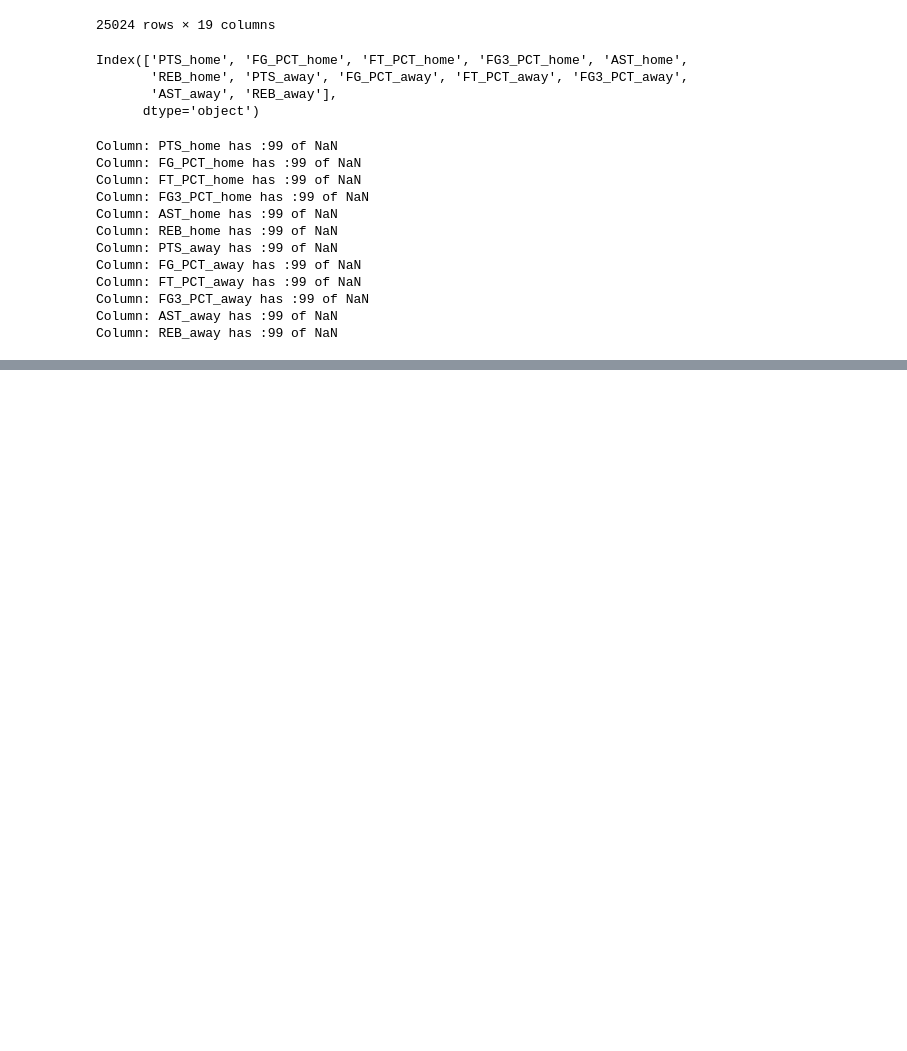
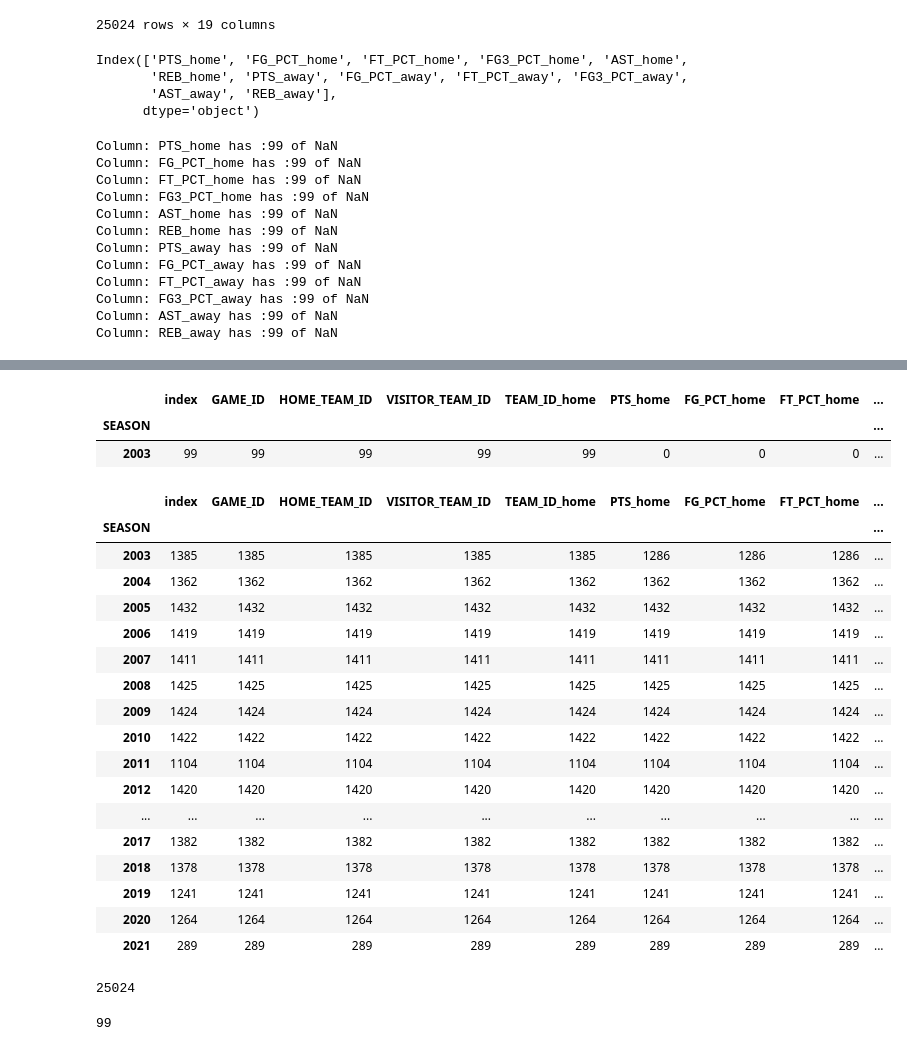
Before and after one commit to robertomanzanolopez/nba_statistics_prediction, a Jupyter notebook: first_aproximation.ipynb, the cells around one changed output, grey strips where cells are left out. Cells and saved outputs as stored; diff of their text form; code cells hidden in the pictures; blank space fills up the shorter version.

Commit message:
Cleaned dataframe, no nans, no season 2021, columns only numeric

```diff
--- a/first_aproximation.ipynb
+++ b/first_aproximation.ipynb
@@ -104,0 +113,4 @@ df_nba_games = df_nba_games.apply(lambda x: x.fillna(x.mean()),axis=0)
+# %%
+# Si queremos acceder atraves de la fila, que viene a ser el indice del dataframe
+# debemos antes hacer un reset_index
+df_nba_games_only_numerics.reset_index(level=0, inplace=True)
@@ -104,0 +176,28 @@ df_nba_games = df_nba_games.apply(lambda x: x.fillna(x.mean()),axis=0)
+# %%
+df_columnas_y_filas_conflictivas.groupby('SEASON').count()
+# %% [output]
+|  | index | GAME_ID | HOME_TEAM_ID | VISITOR_TEAM_ID | TEAM_ID_home | PTS_home | FG_PCT_home | FT_PCT_home | ... |
+| SEASON |  |  |  |  |  |  |  |  | ... |
+| 2003 | 99 | 99 | 99 | 99 | 99 | 0 | 0 | 0 | ... |
+# %%
+# Efectivamente son 99 partidos de la temporada 2003, vamos que supone eso para esa temporada
+df_nba_games_only_numerics.groupby('SEASON').count()
+# %% [output]
+|  | index | GAME_ID | HOME_TEAM_ID | VISITOR_TEAM_ID | TEAM_ID_home | PTS_home | FG_PCT_home | FT_PCT_home | ... |
+| SEASON |  |  |  |  |  |  |  |  | ... |
+| 2003 | 1385 | 1385 | 1385 | 1385 | 1385 | 1286 | 1286 | 1286 | ... |
+| 2004 | 1362 | 1362 | 1362 | 1362 | 1362 | 1362 | 1362 | 1362 | ... |
+| 2005 | 1432 | 1432 | 1432 | 1432 | 1432 | 1432 | 1432 | 1432 | ... |
+| 2006 | 1419 | 1419 | 1419 | 1419 | 1419 | 1419 | 1419 | 1419 | ... |
+| 2007 | 1411 | 1411 | 1411 | 1411 | 1411 | 1411 | 1411 | 1411 | ... |
+| 2008 | 1425 | 1425 | 1425 | 1425 | 1425 | 1425 | 1425 | 1425 | ... |
+| 2009 | 1424 | 1424 | 1424 | 1424 | 1424 | 1424 | 1424 | 1424 | ... |
+| 2010 | 1422 | 1422 | 1422 | 1422 | 1422 | 1422 | 1422 | 1422 | ... |
+| 2011 | 1104 | 1104 | 1104 | 1104 | 1104 | 1104 | 1104 | 1104 | ... |
+| 2012 | 1420 | 1420 | 1420 | 1420 | 1420 | 1420 | 1420 | 1420 | ... |
+| ... | ... | ... | ... | ... | ... | ... | ... | ... | ... |
+| 2017 | 1382 | 1382 | 1382 | 1382 | 1382 | 1382 | 1382 | 1382 | ... |
+| 2018 | 1378 | 1378 | 1378 | 1378 | 1378 | 1378 | 1378 | 1378 | ... |
+| 2019 | 1241 | 1241 | 1241 | 1241 | 1241 | 1241 | 1241 | 1241 | ... |
+| 2020 | 1264 | 1264 | 1264 | 1264 | 1264 | 1264 | 1264 | 1264 | ... |
+| 2021 | 289 | 289 | 289 | 289 | 289 | 289 | 289 | 289 | ... |
@@ -104,0 +219,4 @@ df_nba_games = df_nba_games.apply(lambda x: x.fillna(x.mean()),axis=0)
+# %%
+len(df_nba_games)
+# %% [output]
+25024
@@ -104,0 +228,5 @@ df_nba_games = df_nba_games.apply(lambda x: x.fillna(x.mean()),axis=0)
+# %%
+# Comprobamos
+len(df_nba_games) - len(df_nba_games_without_nan)
+# %% [output]
+99
```
Also changed, not shown: parts of 14 cells of this notebook.
